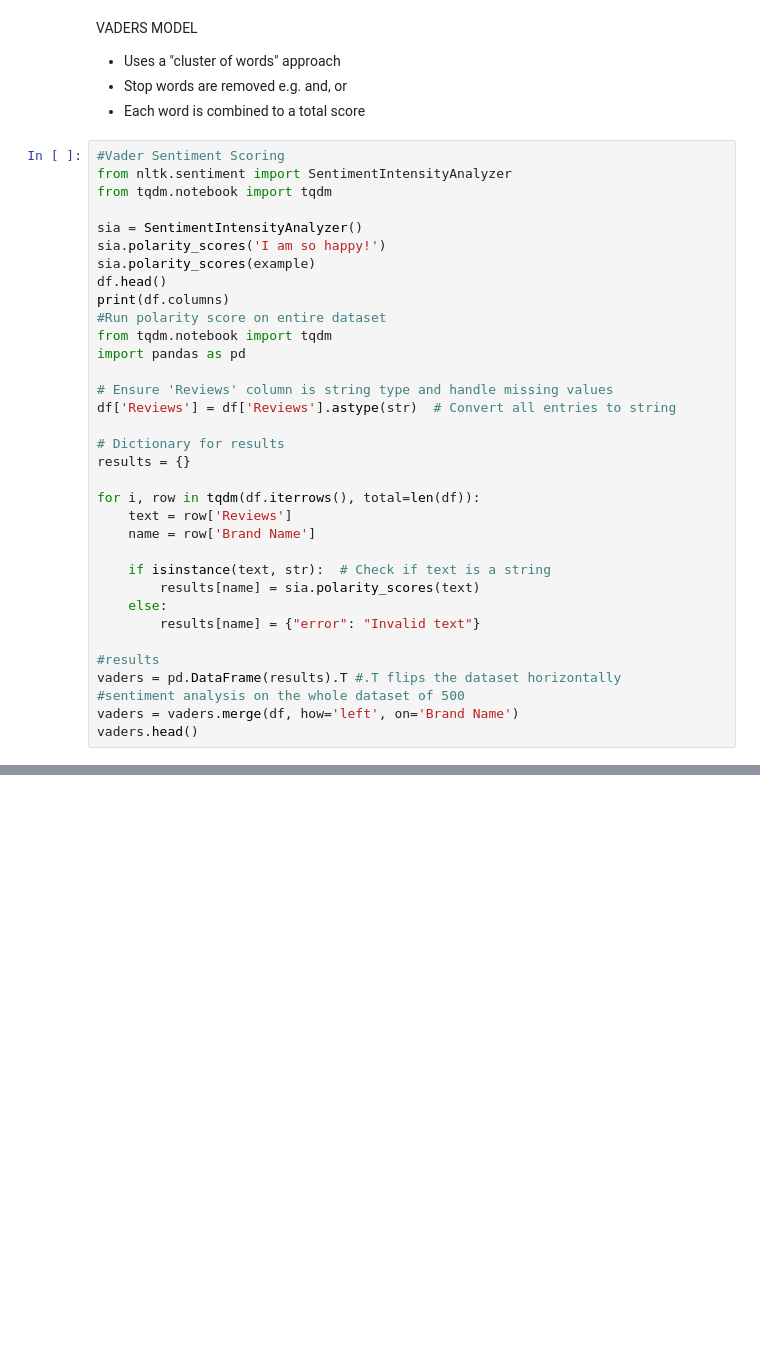
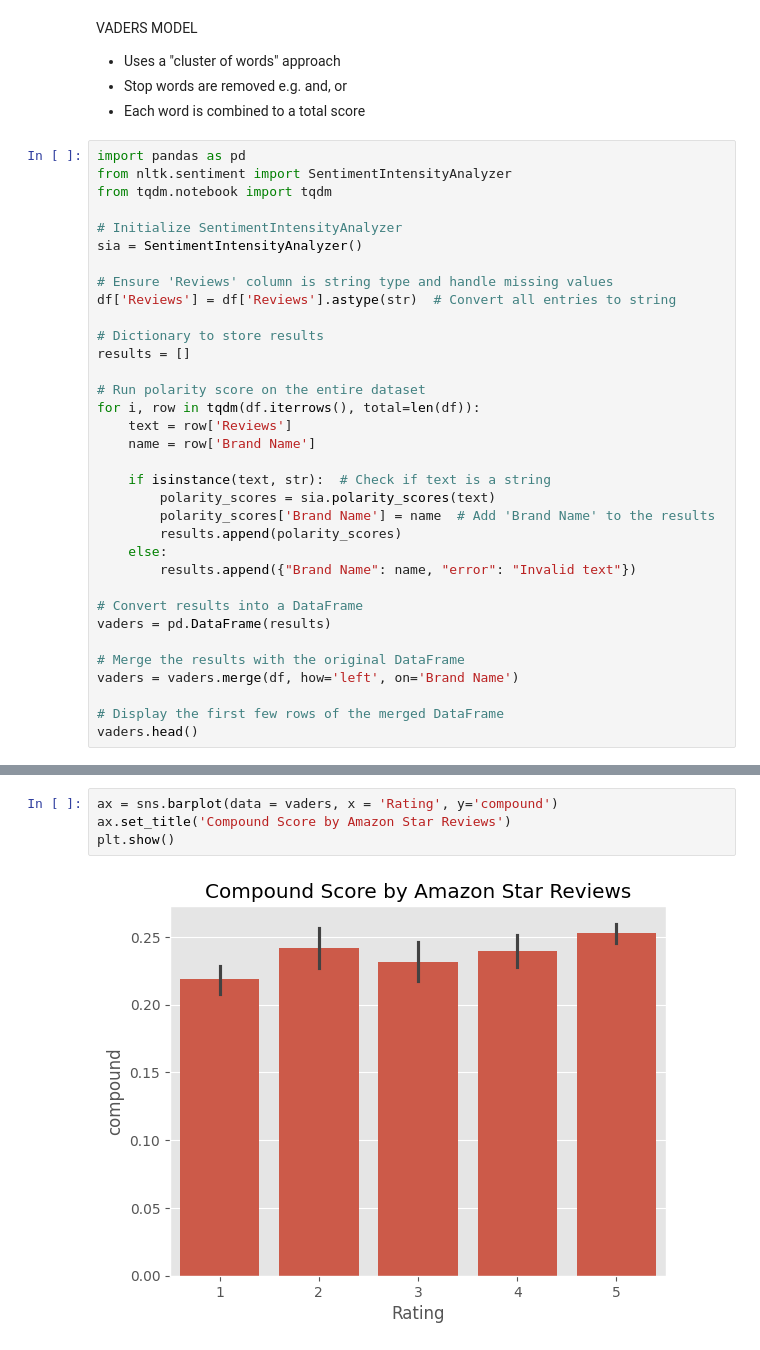
Before and after one commit to esskare/Sentiment-Analysis-on-Products, a Jupyter notebook: VaderModel.ipynb, the cells around one changed output, grey strips where cells are left out. Cells and saved outputs as stored; diff of their text form; blank space fills up the shorter version.

Commit message:
Plots on Sentiment Scores

```diff
--- a/VaderModel.ipynb
+++ b/VaderModel.ipynb
@@ -63,36 +81,36 @@ VADERS MODEL
 - Stop words are removed e.g. and, or
 - Each word is combined to a total score
 # %%
-#Vader Sentiment Scoring
+import pandas as pd
 from nltk.sentiment import SentimentIntensityAnalyzer
 from tqdm.notebook import tqdm
 
+# Initialize SentimentIntensityAnalyzer
 sia = SentimentIntensityAnalyzer()
-sia.polarity_scores('I am so happy!')
-sia.polarity_scores(example)
-df.head()
-print(df.columns)
-#Run polarity score on entire dataset
-from tqdm.notebook import tqdm
-import pandas as pd
 
 # Ensure 'Reviews' column is string type and handle missing values
 df['Reviews'] = df['Reviews'].astype(str)  # Convert all entries to string
 
-# Dictionary for results
-results = {}
+# Dictionary to store results
+results = []
 
+# Run polarity score on the entire dataset
 for i, row in tqdm(df.iterrows(), total=len(df)):
     text = row['Reviews']
     name = row['Brand Name']
 
     if isinstance(text, str):  # Check if text is a string
-        results[name] = sia.polarity_scores(text)
+        polarity_scores = sia.polarity_scores(text)
+        polarity_scores['Brand Name'] = name  # Add 'Brand Name' to the results
+        results.append(polarity_scores)
     else:
-        results[name] = {"error": "Invalid text"}
+        results.append({"Brand Name": name, "error": "Invalid text"})
 
-#results
-vaders = pd.DataFrame(results).T #.T flips the dataset horizontally
-#sentiment analysis on the whole dataset of 500
+# Convert results into a DataFrame
+vaders = pd.DataFrame(results)
+
+# Merge the results with the original DataFrame
 vaders = vaders.merge(df, how='left', on='Brand Name')
+
+# Display the first few rows of the merged DataFrame
 vaders.head()
@@ -109,0 +155,6 @@ model = AutoModelForSequenceClassification.from_pretrained(MODEL)
+# %%
+ax = sns.barplot(data = vaders, x = 'Rating', y='compound')
+ax.set_title('Compound Score by Amazon Star Reviews')
+plt.show()
+# %% [output]
+[figure, added]
```
Also changed, not shown: parts of 15 cells of this notebook.
